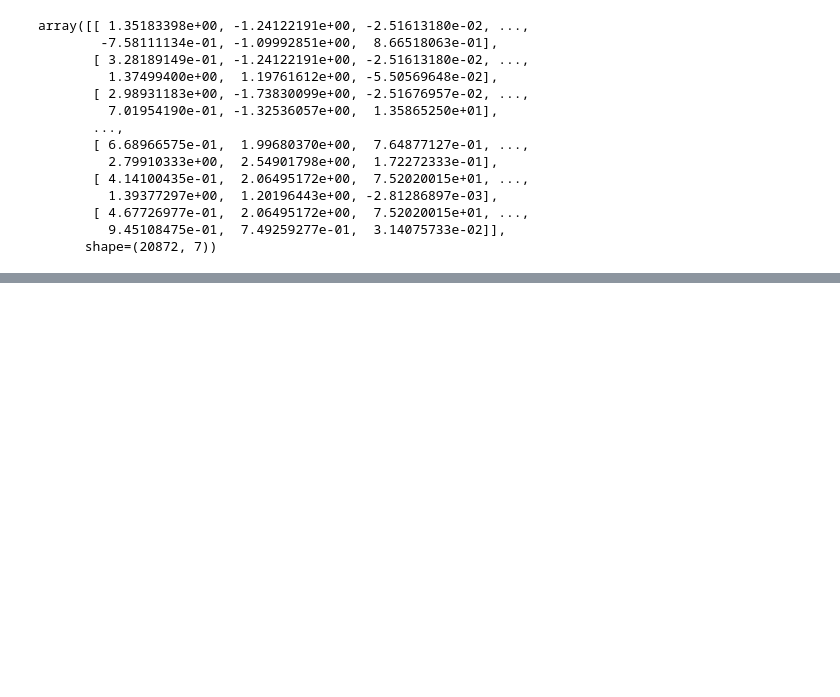
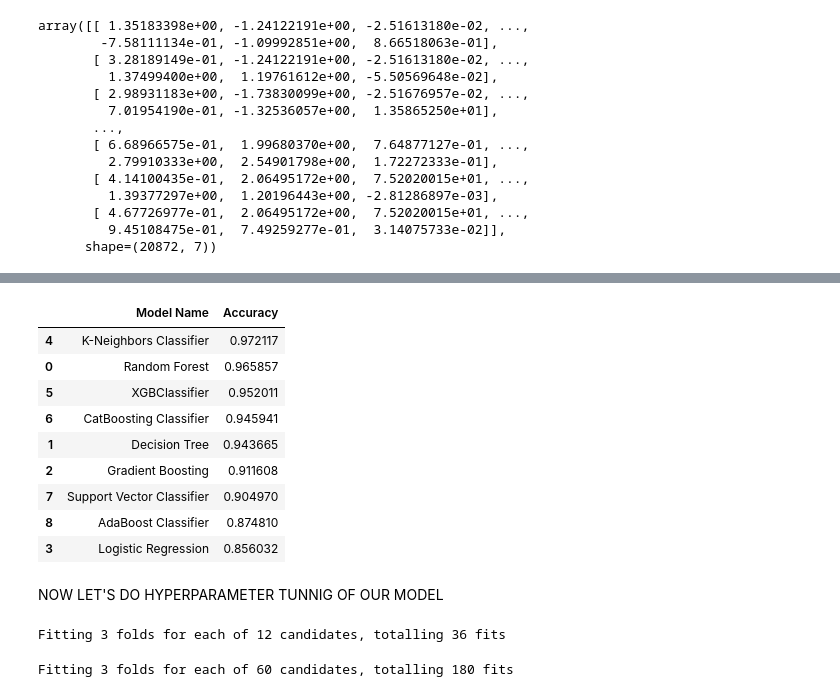
Before and after one commit to LaiTechTinker/Block_intel_model, a Jupyter notebook: Block_intel_classifier/notebooks/model_training.ipynb, the cells around one changed output, grey strips where cells are left out. Cells and saved outputs as stored; diff of their text form; code cells hidden in the pictures; blank space fills up the shorter version.

Commit message:
model_training

```diff
--- a/Block_intel_classifier/notebooks/model_training.ipynb
+++ b/Block_intel_classifier/notebooks/model_training.ipynb
@@ -163,0 +180,5 @@ array([[ 1.35183398e+00, -1.24122191e+00, -2.51613180e-02, ...,
+# %%
+from sklearn.model_selection import  train_test_split
+# separate dataset into train and test
+X_train, X_test, y_train, y_test = train_test_split(X_res,y_res,test_size=0.2,random_state=42)
+X_train.shape, X_test.shape
@@ -163,0 +197,21 @@ array([[ 1.35183398e+00, -1.24122191e+00, -2.51613180e-02, ...,
+# %%
+def evaluate_clf(true, predicted):
+    acc = accuracy_score(true, predicted) # Calculate Accuracy
+    f1 = f1_score(true, predicted) # Calculate F1-score
+    precision = precision_score(true, predicted) # Calculate Precision
+    recall = recall_score(true, predicted)  # Calculate Recall
+    roc_auc = roc_auc_score(true, predicted) #Calculate Roc
+    return acc, f1 , precision, recall, roc_auc
+# %%
+models = {
+    "Random Forest": RandomForestClassifier(),
+    "Decision Tree": DecisionTreeClassifier(),
+    "Gradient Boosting": GradientBoostingClassifier(),
+    "Logistic Regression": LogisticRegression(),
+     "K-Neighbors Classifier": KNeighborsClassifier(),
+    "XGBClassifier": XGBClassifier(),
+     "CatBoosting Classifier": CatBoostClassifier(verbose=False),
+     "Support Vector Classifier": SVC(),
+    "AdaBoost Classifier": AdaBoostClassifier()
+
+}
@@ -163,0 +277,2 @@ array([[ 1.35183398e+00, -1.24122191e+00, -2.51613180e-02, ...,
+# %%
+base_model_report =evaluate_models(X=X_res, y=y_res, models=models)
@@ -163,0 +297,15 @@ array([[ 1.35183398e+00, -1.24122191e+00, -2.51613180e-02, ...,
+# %%
+base_model_report
+# %% [output]
+|  | Model Name | Accuracy |
+| 4 | K-Neighbors Classifier | 0.972117 |
+| 0 | Random Forest | 0.965857 |
+| 5 | XGBClassifier | 0.952011 |
+| 6 | CatBoosting Classifier | 0.945941 |
+| 1 | Decision Tree | 0.943665 |
+| 2 | Gradient Boosting | 0.911608 |
+| 7 | Support Vector Classifier | 0.904970 |
+| 8 | AdaBoost Classifier | 0.874810 |
+| 3 | Logistic Regression | 0.856032 |
+# %% [markdown]
+NOW LET'S DO HYPERPARAMETER TUNNIG OF OUR MODEL
@@ -163,0 +344,20 @@ array([[ 1.35183398e+00, -1.24122191e+00, -2.51613180e-02, ...,
+# %%
+from sklearn.model_selection import RandomizedSearchCV
+
+model_param = {}
+for name, model, params in randomcv_models:
+    random = RandomizedSearchCV(estimator=model,
+                                   param_distributions=params,
+                                   n_iter=100,
+                                   cv=3,
+                                   verbose=2,
+                                   n_jobs=-1)
+    random.fit(X_res, y_res)
+    model_param[name] = random.best_params_
+
+for model_name in model_param:
+    print(f"---------------- Best Params for {model_name} -------------------")
+    print(model_param[model_name])
+# %% [output]
+Fitting 3 folds for each of 12 candidates, totalling 36 fits
+Fitting 3 folds for each of 60 candidates, totalling 180 fits
```
Also changed, not shown: parts of 13 cells of this notebook, 19 other files.
